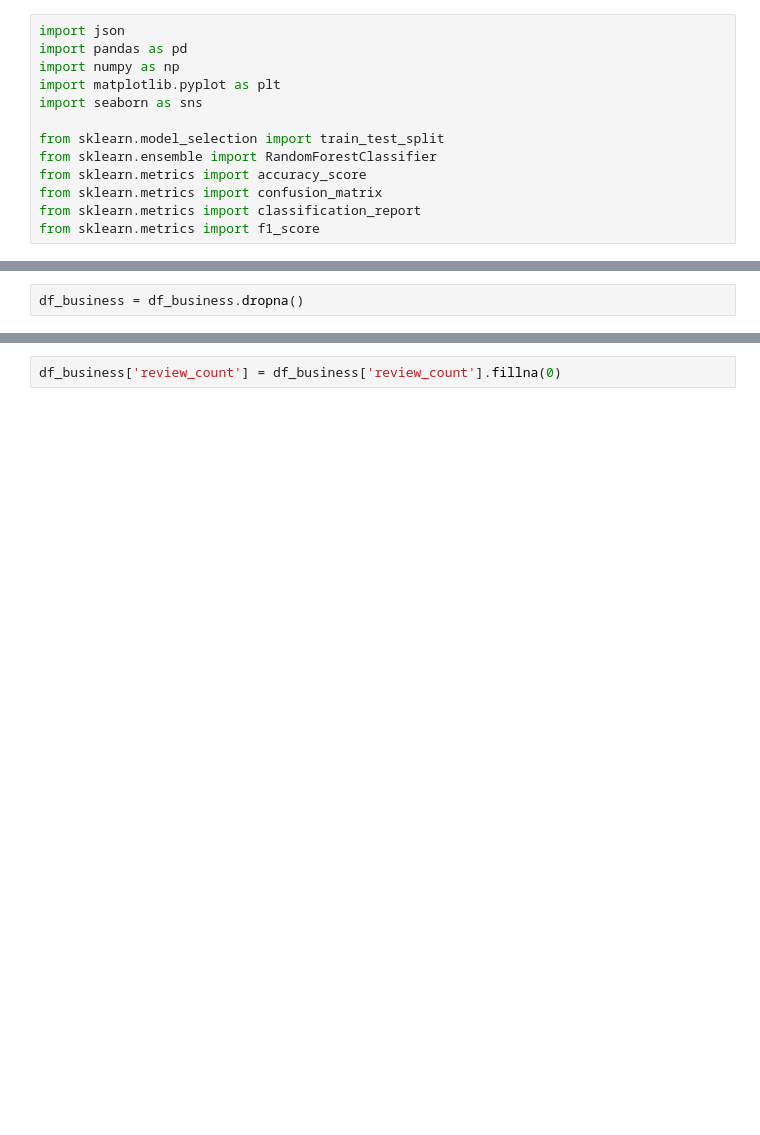
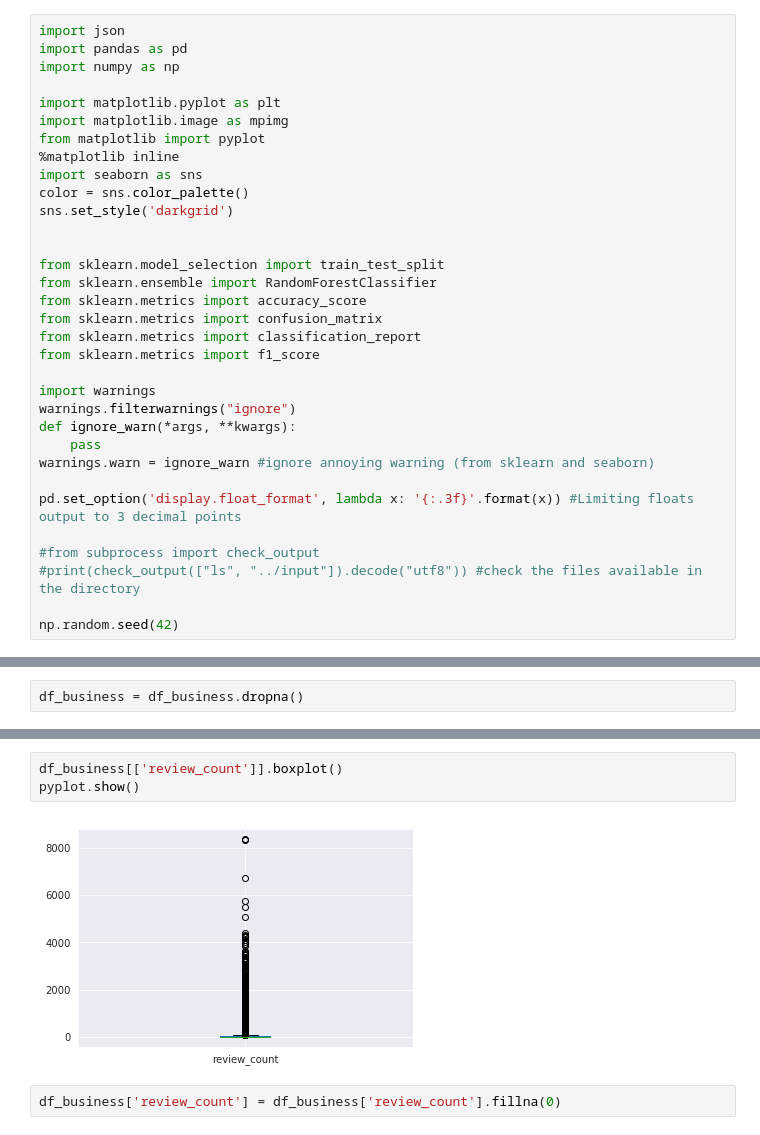
Before and after one commit to ck-unifr/yelp_dataset_challenge, a Jupyter notebook: notebooks/predict_star_ratings_with_checkin.ipynb, the cells around one changed output, grey strips where cells are left out. Drawn from its saved outputs; the diff is of its cells as text; blank space fills up the shorter version.

```diff
--- a/notebooks/predict_star_ratings_with_checkin.ipynb
+++ b/notebooks/predict_star_ratings_with_checkin.ipynb
@@ -9,8 +9,15 @@ The objective is to predict the star rating based on the:
 import json
 import pandas as pd
 import numpy as np
+
 import matplotlib.pyplot as plt
+import matplotlib.image as mpimg
+from matplotlib import pyplot
+%matplotlib inline
 import seaborn as sns
+color = sns.color_palette()
+sns.set_style('darkgrid')
+
 
 from sklearn.model_selection import train_test_split
 from sklearn.ensemble import RandomForestClassifier
@@ -18,6 +25,19 @@ from sklearn.metrics import accuracy_score
 from sklearn.metrics import confusion_matrix
 from sklearn.metrics import classification_report
 from sklearn.metrics import f1_score
+
+import warnings
+warnings.filterwarnings("ignore")
+def ignore_warn(*args, **kwargs):
+    pass
+warnings.warn = ignore_warn #ignore annoying warning (from sklearn and seaborn)
+
+pd.set_option('display.float_format', lambda x: '{:.3f}'.format(x)) #Limiting floats output to 3 decimal points
+
+#from subprocess import check_output
+#print(check_output(["ls", "../input"]).decode("utf8")) #check the files available in the directory
+
+np.random.seed(42)
 # %% [markdown]
 ## 1. Load Data
 # %%
@@ -61,3 +115,8 @@ df_business = df_business.dropna()
+# %%
+df_business[['review_count']].boxplot()
+pyplot.show()
+# %% [output]
+[figure, added]
 # %%
 df_business['review_count'] = df_business['review_count'].fillna(0)
 # %%
```
Also changed, not shown: parts of 2 cells of this notebook.
